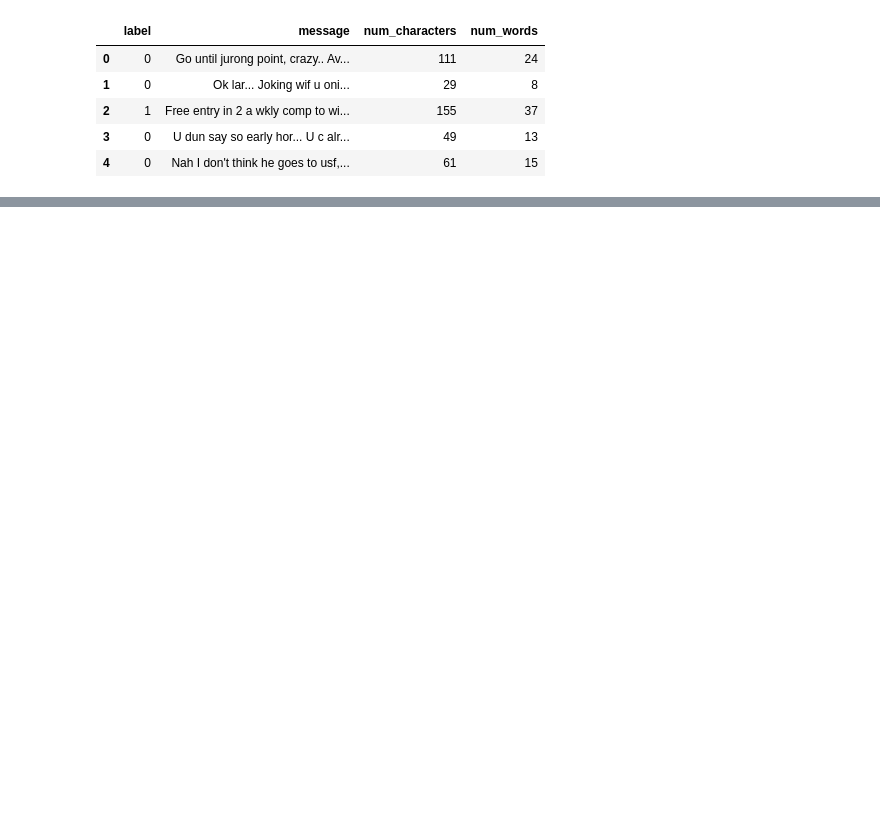
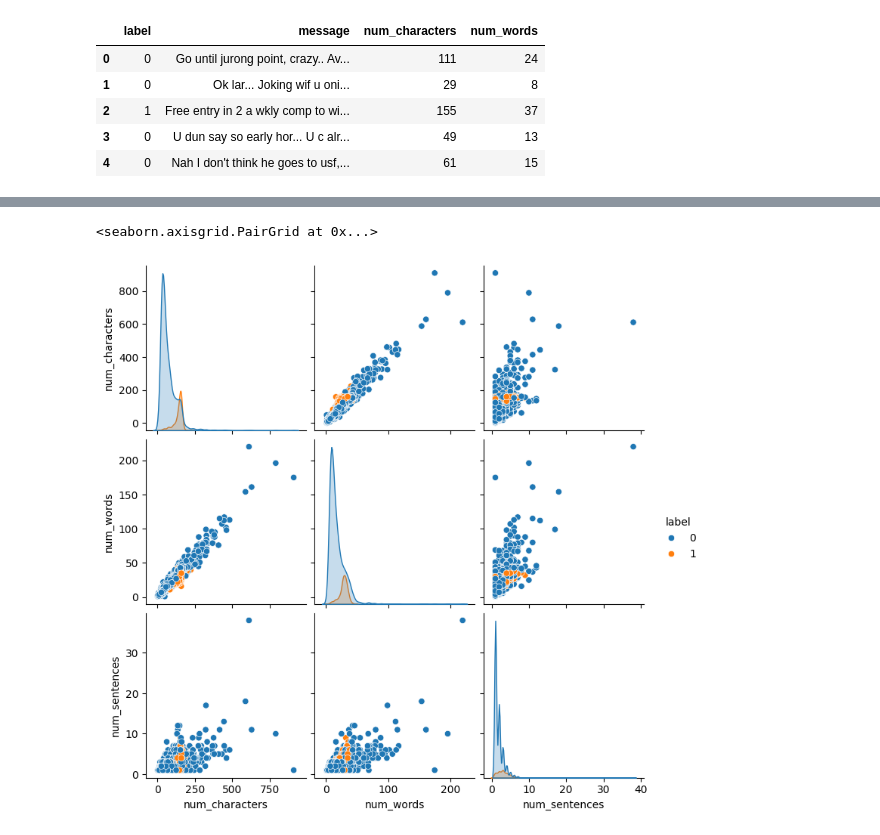
Before and after one commit to BrightToughson/SMS-Spam-Detection---Group-9, a Jupyter notebook: SMS_Spam_Detection.ipynb, the cells around one changed output, grey strips where cells are left out. Drawn from its saved outputs; the diff is of its cells as text; code cells hidden in the pictures; blank space fills up the shorter version.

```diff
--- a/SMS_Spam_Detection.ipynb
+++ b/SMS_Spam_Detection.ipynb
@@ -154,0 +221,5 @@ df.head()
+# %%
+sns.pairplot(df, hue='label')
+# %% [output]
+<seaborn.axisgrid.PairGrid at 0x...>
+[figure, added]
```
Also changed, not shown: parts of 19 cells of this notebook.
